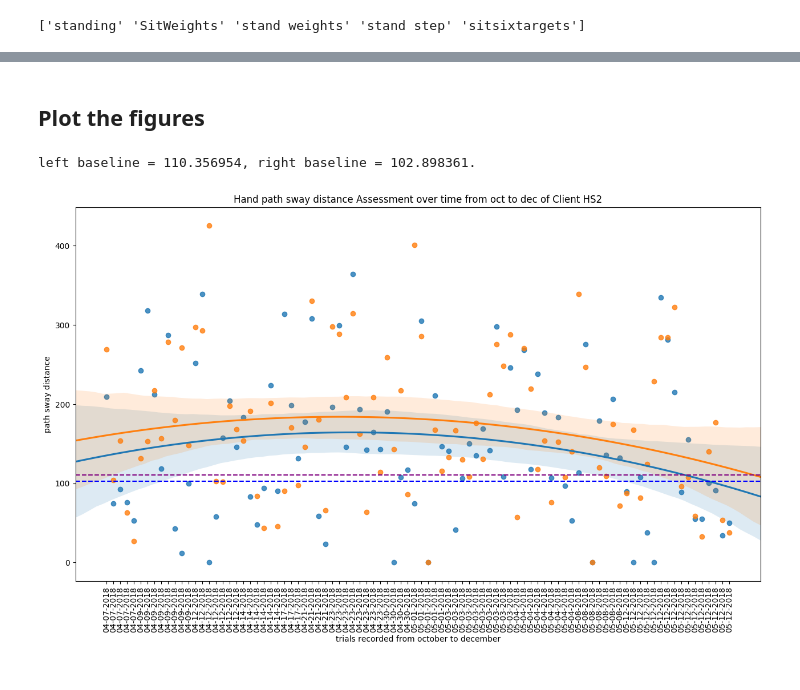
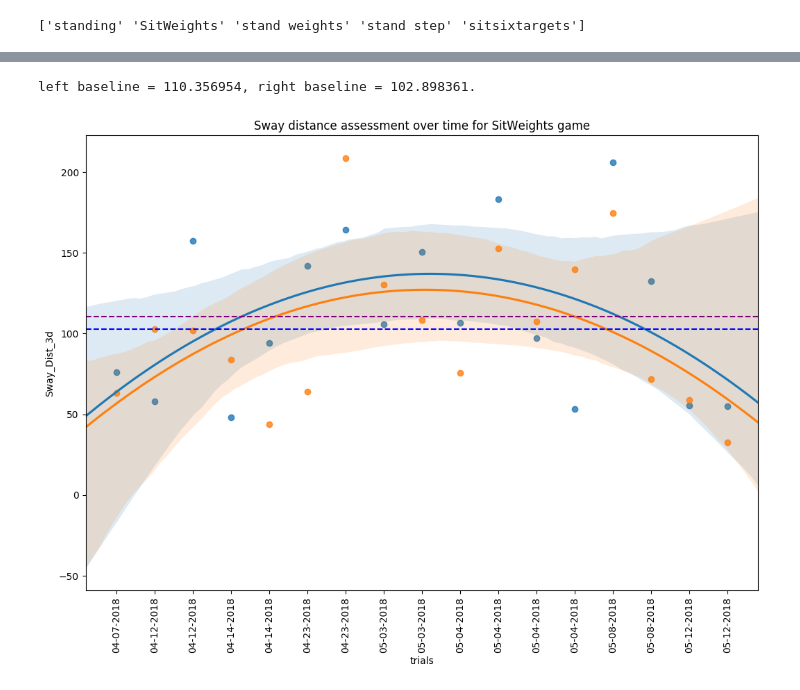
Before and after one commit to MengxuanMa2016/Data_Visualization_Python, a Jupyter notebook: Efficiency_Assessment_Results_Visualization.ipynb, the cells around one changed output, grey strips where cells are left out. Cells and saved outputs as stored; diff of their text form; code cells hidden in the pictures.

```diff
--- a/Efficiency_Assessment_Results_Visualization.ipynb
+++ b/Efficiency_Assessment_Results_Visualization.ipynb
@@ -296,49 +376,6 @@ sorted_df = indexing_by_datatime(stroke_one_game)
-# %% [markdown]
-## Plot the figures
-# %%
-def overtime_analysis(stroke_dataframe, metric_left, metric_right, baseline_dataframe=[]):
-
-  plot_baseline = False
-  # compute the baseline if the health dataframe is available.
-  if len(baseline_dataframe) != 0 :
-    plot_baseline = True
-    left_baseline, right_baseline = compute_baseline(baseline_dataframe, metric_left, metric_right)
-  else:
-    print("Baseline is not available!")
-
-  stroke_dataframe[metric_left]  = stroke_dataframe[metric_left].convert_objects(convert_numeric=True)
-  stroke_dataframe[metric_right] = stroke_dataframe[metric_right].convert_objects(convert_numeric=True)
-
-  # sort the rows of the analysis dataframe by data and time
-  analysis_df = indexing_by_datatime(stroke_dataframe)
-
-  fig = plt.figure()
-  fig.set_size_inches(15.5, 8.5)
-  ax = fig.add_subplot(111)
-  sns.regplot(x='index', y=metric_left , data=analysis_df, order=2)
-  sns.regplot(x='index', y=metric_right, data=analysis_df, order=2)
-
-  if plot_baseline == True:
-    plt.axhline(y= left_baseline , color = 'purple', linestyle='--')
-    plt.axhline(y= right_baseline, color = 'blue'  , linestyle='--')
-
-  plt.xticks(analysis_df['index'],analysis_df["_Date"],rotation = 90)
-
-  plt.title("Hand path sway distance Assessment over time from oct to dec of Client HS2")
-  plt.xlabel("trials recorded from october to december")
-  plt.ylabel("path sway distance")
-
-  ax.grid(False)
-
-  plt.show()
-
-  return analysis_df
-# %%
-display_df = overtime_analysis(stroke_df, metric_left, metric_right, baseline_dataframe=health_df)
-
-# display_df = overtime_analysis(stroke_df, metric_left, metric_right)
-
-# display(display_df)
-# %% [output]
-left baseline = 110.356954, right baseline = 102.898361.
-[figure, removed]
+# %%
+one_game_title = metric + ' assessment over time for ' + selected_type + ' game'
+one_game_display_df = overtime_analysis(one_game_df, metric_left, metric_right, one_game_title , baseline_dataframe=health_df)
+# %% [output]
+left baseline = 110.356954, right baseline = 102.898361.
+[figure, added]
```
Also changed, not shown: parts of 17 cells of this notebook.
